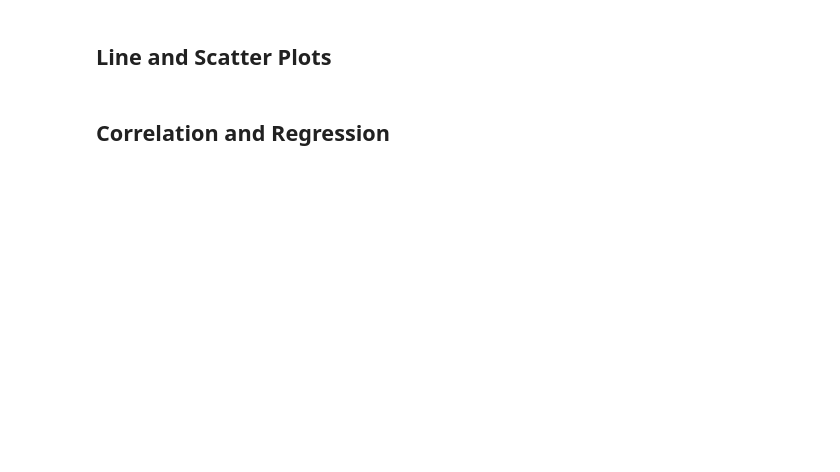
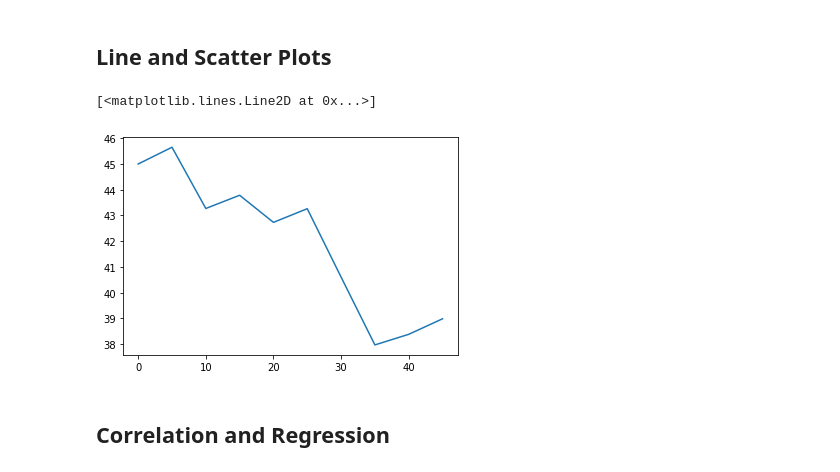
Before and after one commit to BNY-Lemon/matplotlib-challenge, a Jupyter notebook: pymaceuticals_starter.ipynb, the cells around one changed output. Drawn from its saved outputs; the diff is of its cells as text; code cells hidden in the pictures; blank space fills up the shorter version.

```diff
--- a/pymaceuticals_starter.ipynb
+++ b/pymaceuticals_starter.ipynb
@@ -235,6 +258,15 @@ empty_list = []
 ## Line and Scatter Plots
 # %%
 # Generate a line plot of time point versus tumor volume for a mouse treated with Capomulin
+mouse = mouse_data_clean["Mouse ID"] == "b128"
+mouse_df = mouse_data_clean.loc[mouse]
+x = mouse_df["Timepoint"]
+y = mouse_df["Tumor Volume (mm3)"]
+plt.plot(x, y)
+# Finish Labels
+# %% [output]
+[<matplotlib.lines.Line2D at 0x...>]
+[figure, added]
 # %%
 # Generate a scatter plot of mouse weight versus average tumor volume for the Capomulin regimen
 # %% [markdown]
```
Also changed, not shown: parts of 4 cells of this notebook.
